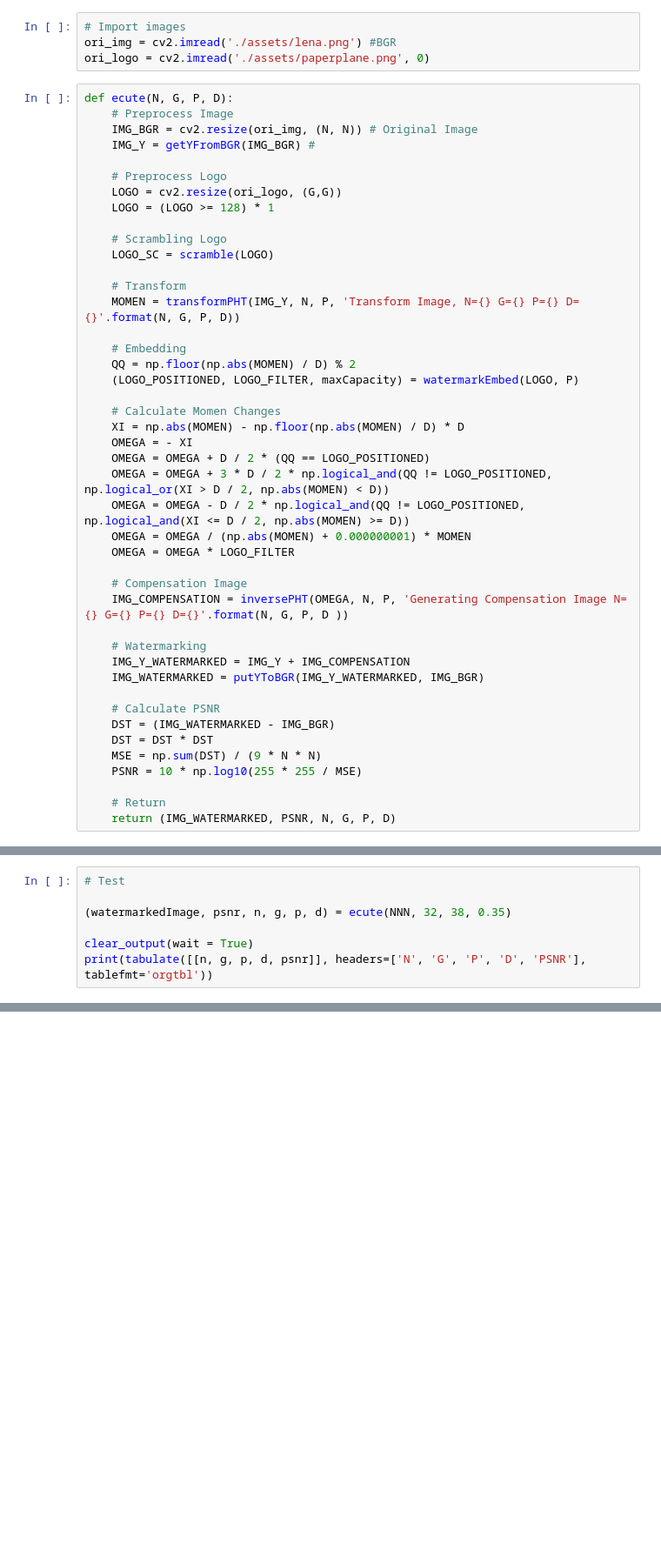
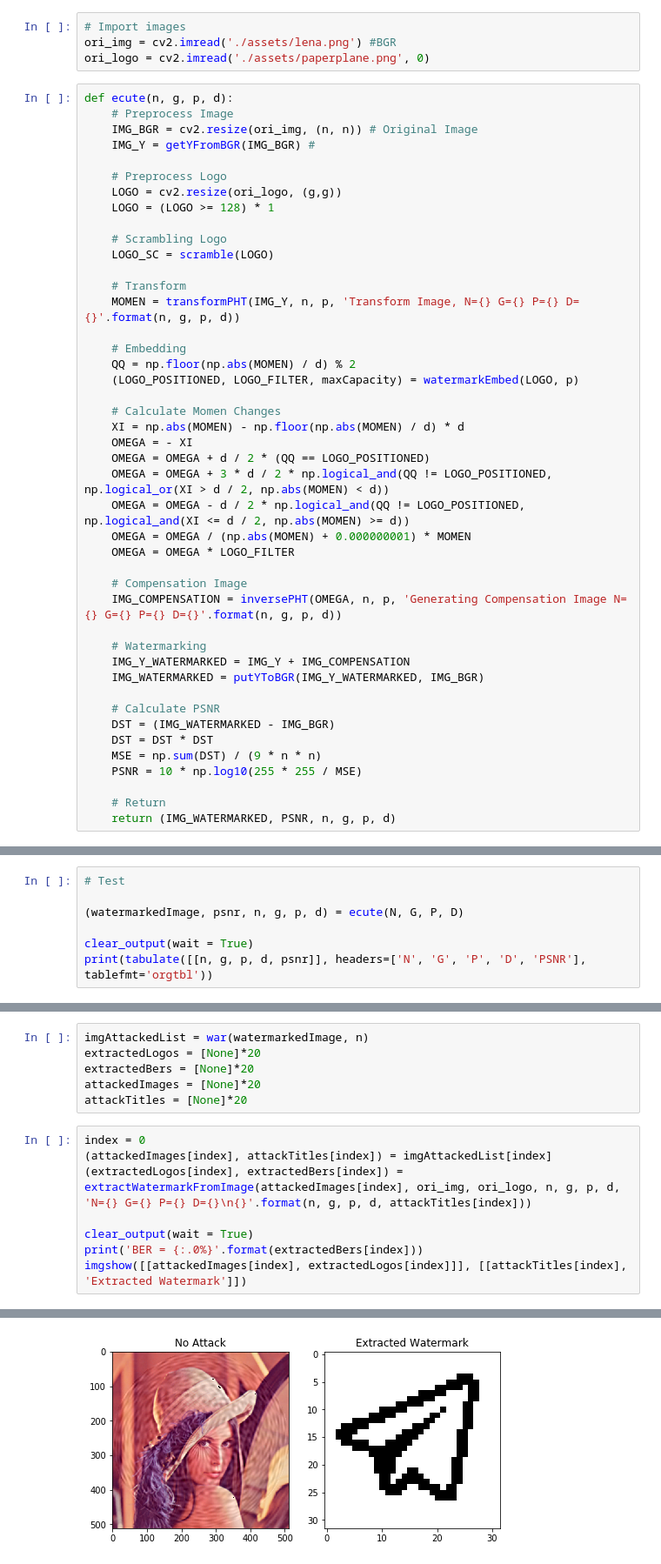
Before and after one commit to hanifanm/jupyter-pht-riw, a Jupyter notebook: X. Attacks.ipynb, the cells around one changed output, grey strips where cells are left out. Shown at 87% size. Saved outputs shown, nothing was run; the diff lists cells and outputs as text; blank space fills up the shorter version.

```diff
--- a/X. Attacks.ipynb
+++ b/X. Attacks.ipynb
@@ -20,36 +23,36 @@ I_STEP = int(NNN / 20) + 1
 ori_img = cv2.imread('./assets/lena.png') #BGR
 ori_logo = cv2.imread('./assets/paperplane.png', 0)
 # %%
-def ecute(N, G, P, D):
+def ecute(n, g, p, d):
     # Preprocess Image
-    IMG_BGR = cv2.resize(ori_img, (N, N)) # Original Image
+    IMG_BGR = cv2.resize(ori_img, (n, n)) # Original Image
     IMG_Y = getYFromBGR(IMG_BGR) #
 
     # Preprocess Logo
-    LOGO = cv2.resize(ori_logo, (G,G))
+    LOGO = cv2.resize(ori_logo, (g,g))
     LOGO = (LOGO >= 128) * 1
 
     # Scrambling Logo
     LOGO_SC = scramble(LOGO)
 
     # Transform
-    MOMEN = transformPHT(IMG_Y, N, P, 'Transform Image, N={} G={} P={} D={}'.format(N, G, P, D))
+    MOMEN = transformPHT(IMG_Y, n, p, 'Transform Image, N={} G={} P={} D={}'.format(n, g, p, d))
 
     # Embedding
-    QQ = np.floor(np.abs(MOMEN) / D) % 2
-    (LOGO_POSITIONED, LOGO_FILTER, maxCapacity) = watermarkEmbed(LOGO, P)
+    QQ = np.floor(np.abs(MOMEN) / d) % 2
+    (LOGO_POSITIONED, LOGO_FILTER, maxCapacity) = watermarkEmbed(LOGO, p)
 
     # Calculate Momen Changes
-    XI = np.abs(MOMEN) - np.floor(np.abs(MOMEN) / D) * D
+    XI = np.abs(MOMEN) - np.floor(np.abs(MOMEN) / d) * d
     OMEGA = - XI
-    OMEGA = OMEGA + D / 2 * (QQ == LOGO_POSITIONED)
-    OMEGA = OMEGA + 3 * D / 2 * np.logical_and(QQ != LOGO_POSITIONED, np.logical_or(XI > D / 2, np.abs(MOMEN) < D))
-    OMEGA = OMEGA - D / 2 * np.logical_and(QQ != LOGO_POSITIONED, np.logical_and(XI <= D / 2, np.abs(MOMEN) >= D))
+    OMEGA = OMEGA + d / 2 * (QQ == LOGO_POSITIONED)
+    OMEGA = OMEGA + 3 * d / 2 * np.logical_and(QQ != LOGO_POSITIONED, np.logical_or(XI > d / 2, np.abs(MOMEN) < d))
+    OMEGA = OMEGA - d / 2 * np.logical_and(QQ != LOGO_POSITIONED, np.logical_and(XI <= d / 2, np.abs(MOMEN) >= d))
     OMEGA = OMEGA / (np.abs(MOMEN) + 0.000000001) * MOMEN
     OMEGA = OMEGA * LOGO_FILTER
 
     # Compensation Image
-    IMG_COMPENSATION = inversePHT(OMEGA, N, P, 'Generating Compensation Image N={} G={} P={} D={}'.format(N, G, P, D ))
+    IMG_COMPENSATION = inversePHT(OMEGA, n, p, 'Generating Compensation Image N={} G={} P={} D={}'.format(n, g, p, d))
 
     # Watermarking
     IMG_Y_WATERMARKED = IMG_Y + IMG_COMPENSATION
@@ -58,11 +61,11 @@ def ecute(N, G, P, D):
     # Calculate PSNR
     DST = (IMG_WATERMARKED - IMG_BGR)
     DST = DST * DST
-    MSE = np.sum(DST) / (9 * N * N)
+    MSE = np.sum(DST) / (9 * n * n)
     PSNR = 10 * np.log10(255 * 255 / MSE)
 
     # Return
-    return (IMG_WATERMARKED, PSNR, N, G, P, D)
+    return (IMG_WATERMARKED, PSNR, n, g, p, d)
 # %%
 def war(image, n):
     attackedImages = []
@@ -110,7 +113,7 @@ def war(image, n):
 # %%
 # Test
 
-(watermarkedImage, psnr, n, g, p, d) = ecute(NNN, 32, 38, 0.35)
+(watermarkedImage, psnr, n, g, p, d) = ecute(N, G, P, D)
 
 clear_output(wait = True)
 print(tabulate([[n, g, p, d, psnr]], headers=['N', 'G', 'P', 'D', 'PSNR'], tablefmt='orgtbl'))
@@ -160,0 +124,15 @@ imgshow([gallery[1:5], gallery[5:9]], [title[1:5], title[5:9]], 5)
+# %%
+imgAttackedList = war(watermarkedImage, n)
+extractedLogos = [None]*20
+extractedBers = [None]*20
+attackedImages = [None]*20
+attackTitles = [None]*20
+# %%
+index = 0
+(attackedImages[index], attackTitles[index]) = imgAttackedList[index]
+(extractedLogos[index], extractedBers[index]) = extractWatermarkFromImage(attackedImages[index], ori_img, ori_logo, n, g, p, d, 'N={} G={} P={} D={}\n{}'.format(n, g, p, d, attackTitles[index]))
+
+clear_output(wait = True)
+print('BER = {:.0%}'.format(extractedBers[index]))
+imgshow([[attackedImages[index], extractedLogos[index]]], [[attackTitles[index], 'Extracted Watermark']])
+# %% [output]
@@ -160,0 +140 @@ imgshow([gallery[1:5], gallery[5:9]], [title[1:5], title[5:9]], 5)
+[figure, added]
```
Also changed, not shown: parts of 13 cells of this notebook, 2 other files.
